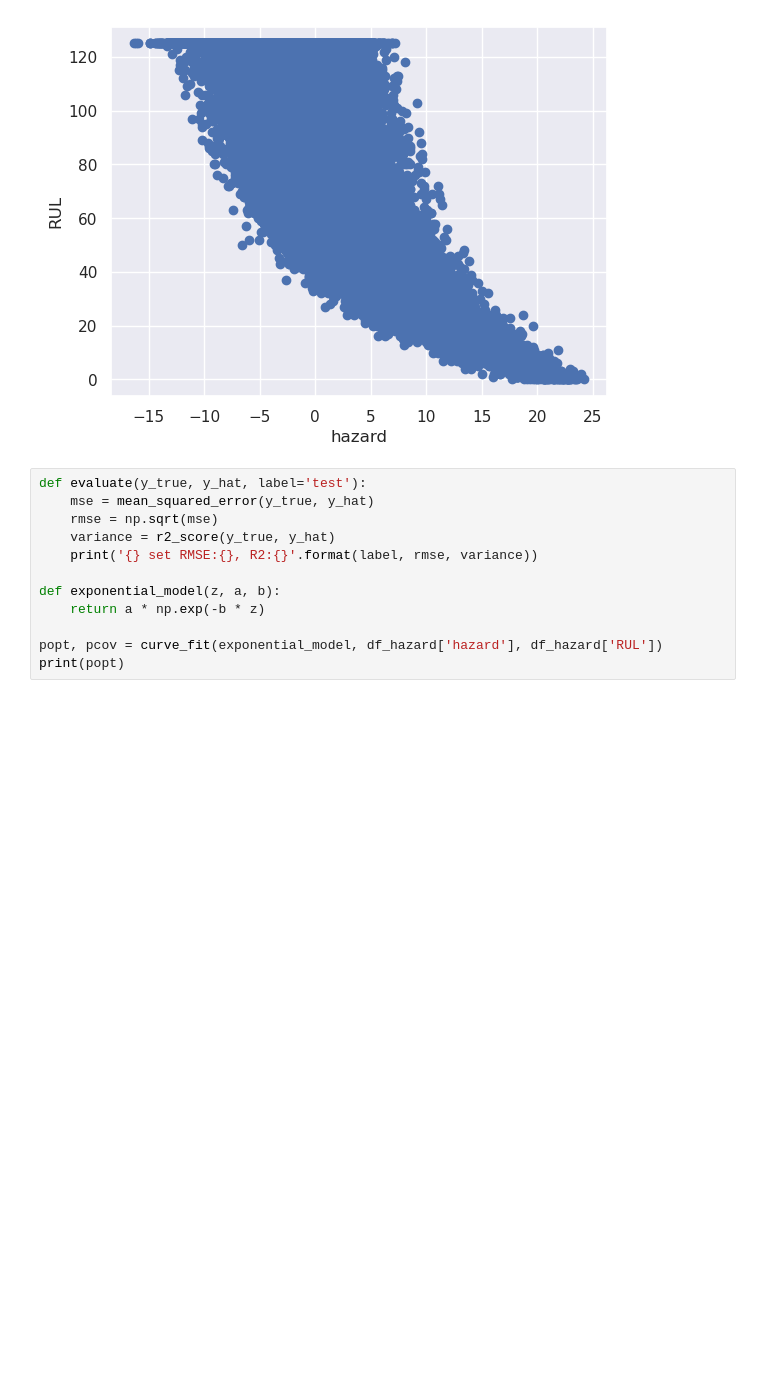
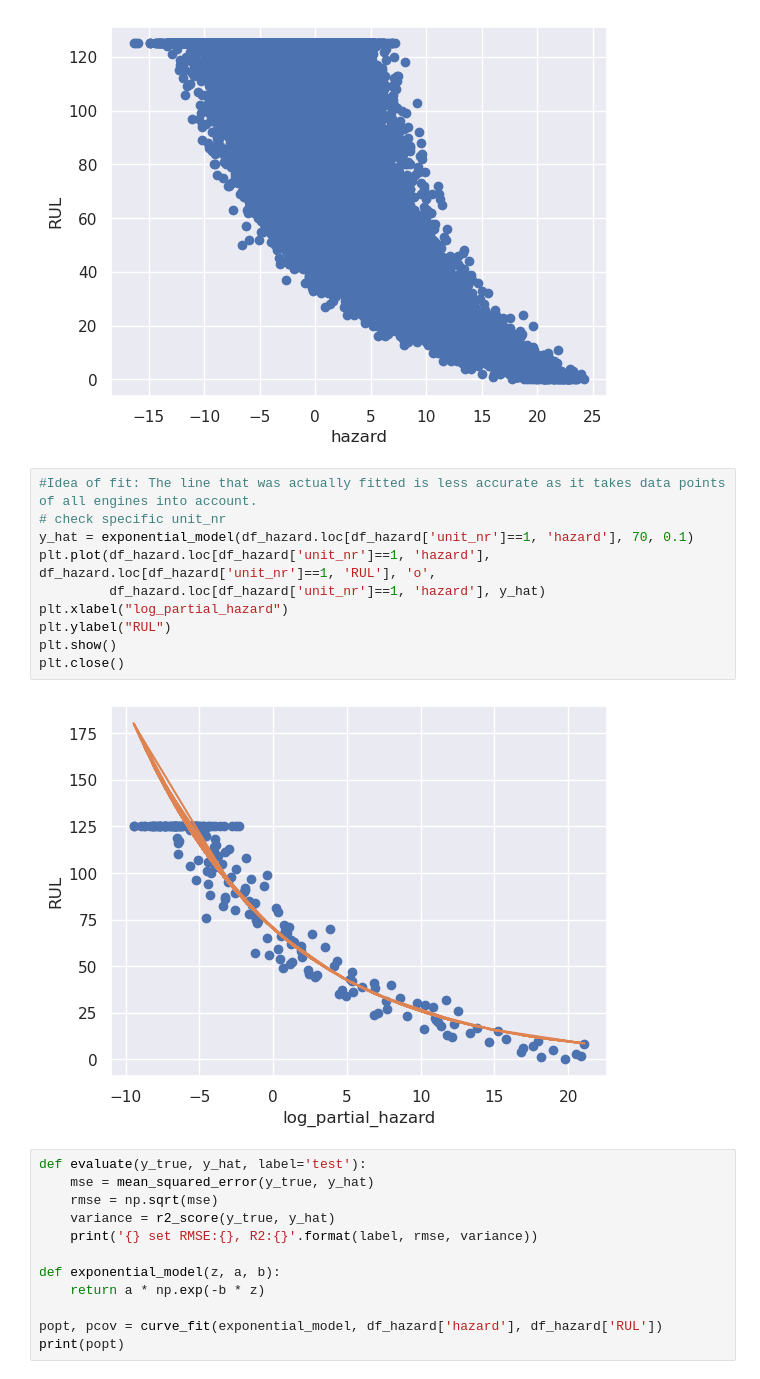
Before and after one commit to xxl4tomxu98/NASA-Jet-Engine-Maintenance, a Jupyter notebook: Survival Analysis/survival.ipynb, the cells around one changed output. Drawn from its saved outputs; the diff is of its cells as text; blank space fills up the shorter version.

```diff
--- a/Survival Analysis/survival.ipynb
+++ b/Survival Analysis/survival.ipynb
@@ -249,6 +249,18 @@ plt.ylabel('RUL')
 plt.show()
 # %% [output]
 [figure]
+# %%
+#Idea of fit: The line that was actually fitted is less accurate as it takes data points of all engines into account.
+# check specific unit_nr
+y_hat = exponential_model(df_hazard.loc[df_hazard['unit_nr']==1, 'hazard'], 70, 0.1)
+plt.plot(df_hazard.loc[df_hazard['unit_nr']==1, 'hazard'], df_hazard.loc[df_hazard['unit_nr']==1, 'RUL'], 'o',
+         df_hazard.loc[df_hazard['unit_nr']==1, 'hazard'], y_hat)
+plt.xlabel("log_partial_hazard")
+plt.ylabel("RUL")
+plt.show()
+plt.close()
+# %% [output]
+[figure, added]
 # %%
 def evaluate(y_true, y_hat, label='test'):
     mse = mean_squared_error(y_true, y_hat)
```
